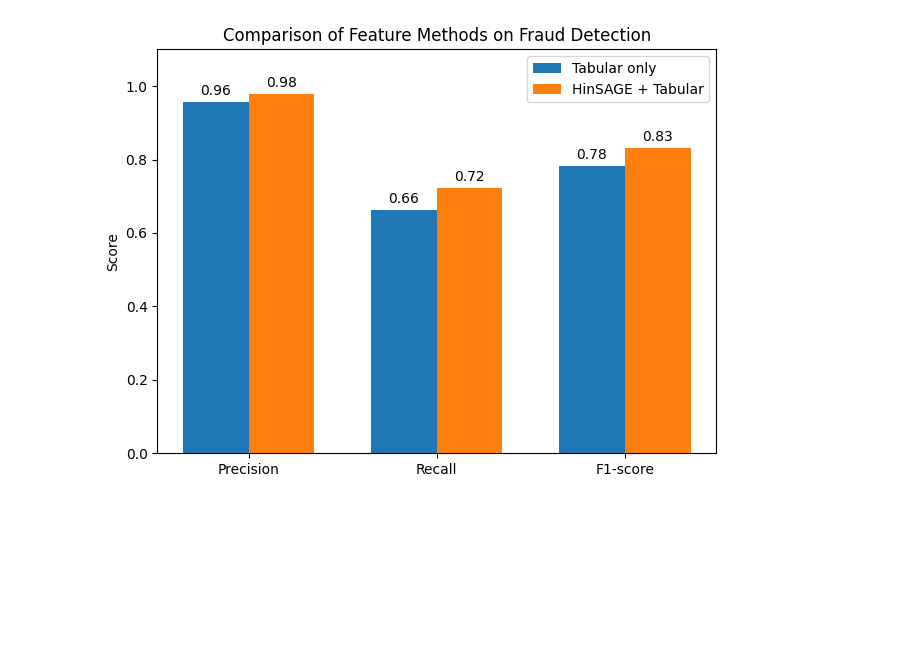
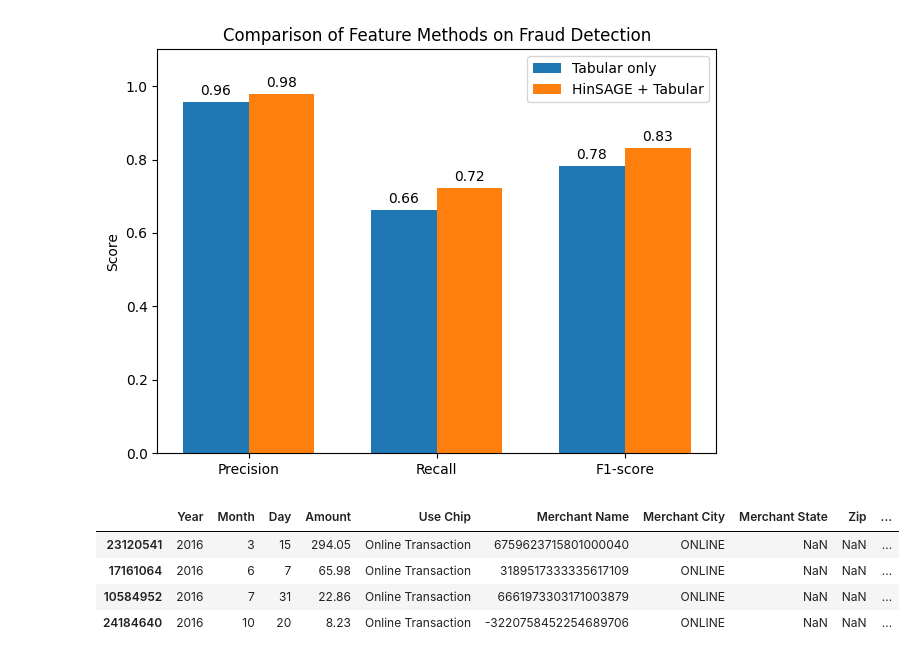
Before and after one commit to duongbk61/graph_ml_fraud, a Jupyter notebook: FusionHinSAGE.ipynb, the cells around one changed output. Saved outputs shown, nothing was run; the diff lists cells and outputs as text; code cells hidden in the pictures; blank space fills up the shorter version.

```diff
--- a/FusionHinSAGE.ipynb
+++ b/FusionHinSAGE.ipynb
@@ -482,3 +482,24 @@ plt.tight_layout()
 plt.show()
 # %% [output]
 [figure]
+# %%
+# Check fraud label fusion model catch only
+df_compare = pd.DataFrame({
+    'y_true': y_test,
+    'pred_fusion': y_pred_xgb_hinsage,
+    'pred_tabular': y_pred_xgb
+})
+
+df_fusion_catch_only = df_compare[
+    (df_compare['y_true'] == 1) &
+    (df_compare['pred_fusion'] == 1) &
+    (df_compare['pred_tabular'] == 0)
+]
+
+print(df_fusion_catch_only)
+# %% [output]
+|  | Year | Month | Day | Amount | Use Chip | Merchant Name | Merchant City | Merchant State | Zip | ... |
+| 23120541 | 2016 | 3 | 15 | 294.05 | Online Transaction | 6759623715801000040 | ONLINE | NaN | NaN | ... |
+| 17161064 | 2016 | 6 | 7 | 65.98 | Online Transaction | 3189517333335617109 | ONLINE | NaN | NaN | ... |
+| 10584952 | 2016 | 7 | 31 | 22.86 | Online Transaction | 6661973303171003879 | ONLINE | NaN | NaN | ... |
+| 24184640 | 2016 | 10 | 20 | 8.23 | Online Transaction | -3220758452254689706 | ONLINE | NaN | NaN | ... |
```
Also changed, not shown: parts of 1 cell of this notebook.
